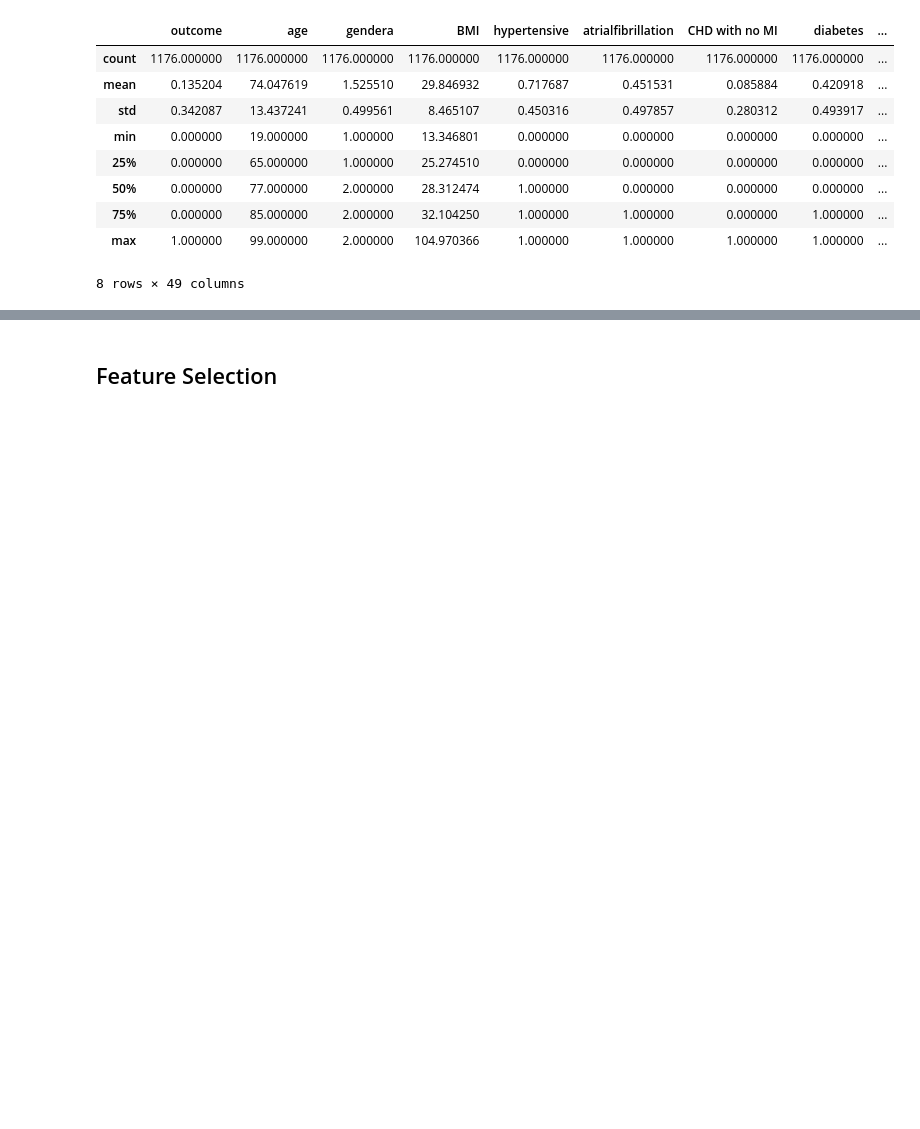
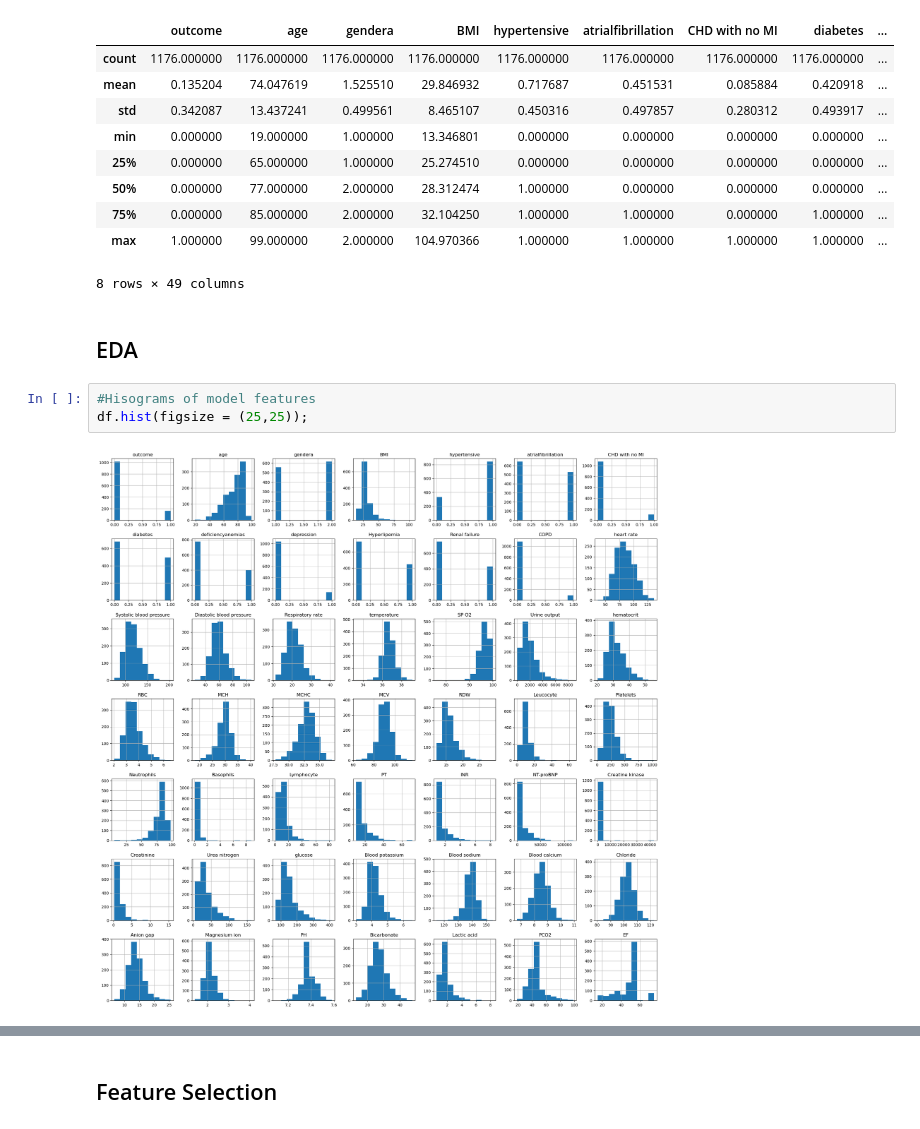
Before and after one commit to sumaiya008/InHospitalMortalityClassification, a Jupyter notebook: Project-03.ipynb, the cells around one changed output, grey strips where cells are left out. Saved outputs shown, nothing was run; the diff lists cells and outputs as text; blank space fills up the shorter version.

Commit message:
Histograms and violin plots

```diff
--- a/Project-03.ipynb
+++ b/Project-03.ipynb
@@ -147,3 +149,10 @@ df.describe()
 | 75% | 0.000000 | 85.000000 | 2.000000 | 32.104250 | 1.000000 | 1.000000 | 0.000000 | 1.000000 | ... |
 | max | 1.000000 | 99.000000 | 2.000000 | 104.970366 | 1.000000 | 1.000000 | 1.000000 | 1.000000 | ... |
 8 rows × 49 columns
+# %% [markdown]
+## EDA
+# %%
+#Hisograms of model features
+df.hist(figsize = (25,25));
+# %% [output]
+[figure, added]
```
Also changed, not shown: parts of 4 cells of this notebook.
